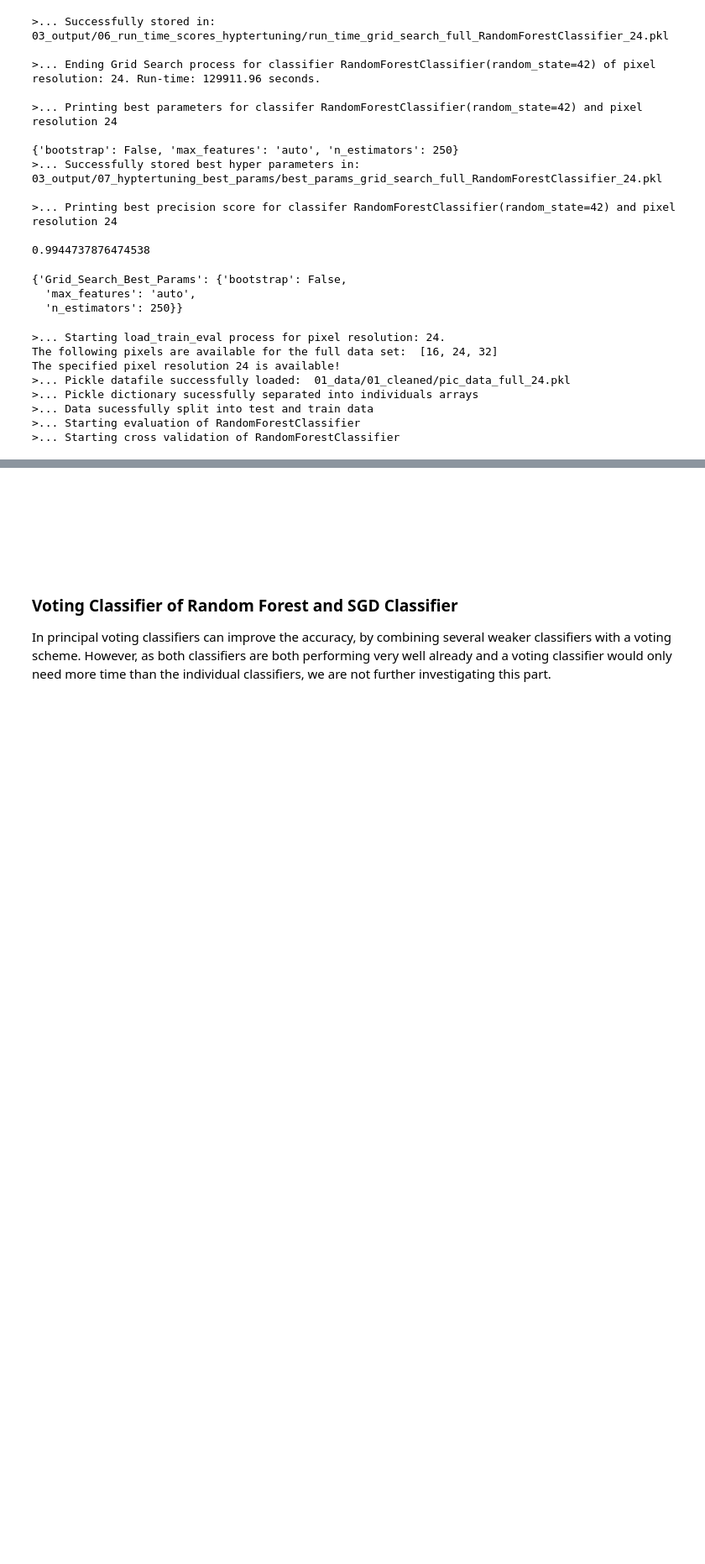
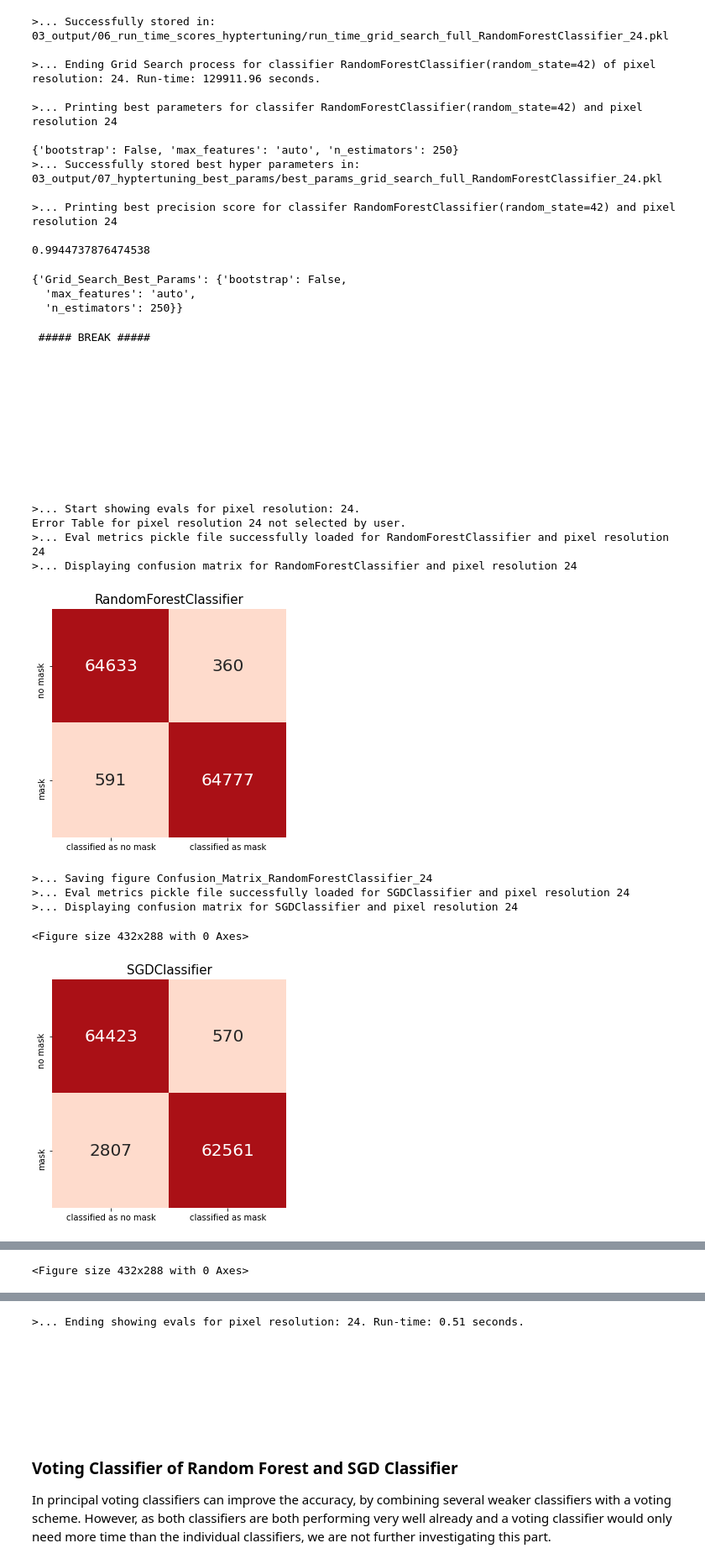
Before and after one commit to abiola1864/hertie-ml-project_face-mask-detection, a Jupyter notebook: 02_Face-Mask-Classification_Main-Project.ipynb, the cells around one changed output, grey strips where cells are left out. Shown at 84% size. Drawn from its saved outputs; the diff is of its cells as text; code cells hidden in the pictures; blank space fills up the shorter version.

```diff
--- a/02_Face-Mask-Classification_Main-Project.ipynb
+++ b/02_Face-Mask-Classification_Main-Project.ipynb
@@ -1146,34 +1159,48 @@ best_params_output
 # %%
 # Evaluating both tuned classifers on training set
 
 ### Defining classifiers ###
 # Random Forest
 classifier_RandomForest_best_tuned = RandomForestClassifier(random_state=42,
                                                            n_estimators=250,
                                                            max_features="auto",
                                                            bootstrap=False)
 
 # SGD
 classifier_SGD_best_tuned = SGDClassifier(random_state=42,
                                          penalty="l2",
                                          alpha=0.01,
-                                         max_iter=1000) # Kept on default=1000 as it doesn't hurt accuracy to have higher iterations
+                                         max_iter=100)
 
 # Combine classifiers to a list through which you can loop
 classifiers= [classifier_RandomForest_best_tuned, classifier_SGD_best_tuned]
 pixels = [24]
 
 
 ### Actual running ###
-load_train_eval(pixels, classifiers, hyper=True)
+# load_train_eval(pixels, classifiers, hyper=True)
 print("\n\n\n\n\n\n\n\n","##### BREAK #####","\n\n\n\n\n\n\n\n")
 show_evals_pipeline(pixels, classifiers, hyper=True, error_table_switch=False, conf_matrix_switch=True, eval_metrics_switch=True, prec_recall_plot_switch=False)
 # %% [output]
->... Starting load_train_eval process for pixel resolution: 24.
-The following pixels are available for the full data set:  [16, 24, 32]
-The specified pixel resolution 24 is available!
->... Pickle datafile successfully loaded:  01_data/01_cleaned/pic_data_full_24.pkl
->... Pickle dictionary sucessfully separated into individuals arrays
->... Data sucessfully split into test and train data
->... Starting evaluation of RandomForestClassifier
->... Starting cross validation of RandomForestClassifier
+ ##### BREAK #####
+
+
+
+
+
+
+
+
+
+
+
+>... Start showing evals for pixel resolution: 24.
+Error Table for pixel resolution 24 not selected by user.
+>... Eval metrics pickle file successfully loaded for RandomForestClassifier and pixel resolution 24
+>... Displaying confusion matrix for RandomForestClassifier and pixel resolution 24
+[figure, added]
+>... Saving figure Confusion_Matrix_RandomForestClassifier_24
+>... Eval metrics pickle file successfully loaded for SGDClassifier and pixel resolution 24
+>... Displaying confusion matrix for SGDClassifier and pixel resolution 24
+<Figure size 432x288 with 0 Axes>
+[figure, added]
@@ -1179,0 +1226 @@ The specified pixel resolution 24 is available!
+<Figure size 432x288 with 0 Axes>
@@ -1180,3 +1228,4 @@ The specified pixel resolution 24 is available!
+>... Ending showing evals for pixel resolution: 24. Run-time: 0.51 seconds.
 # %% [markdown]
 <br>
 <br>
```
Also changed, not shown: parts of 72 cells of this notebook.
